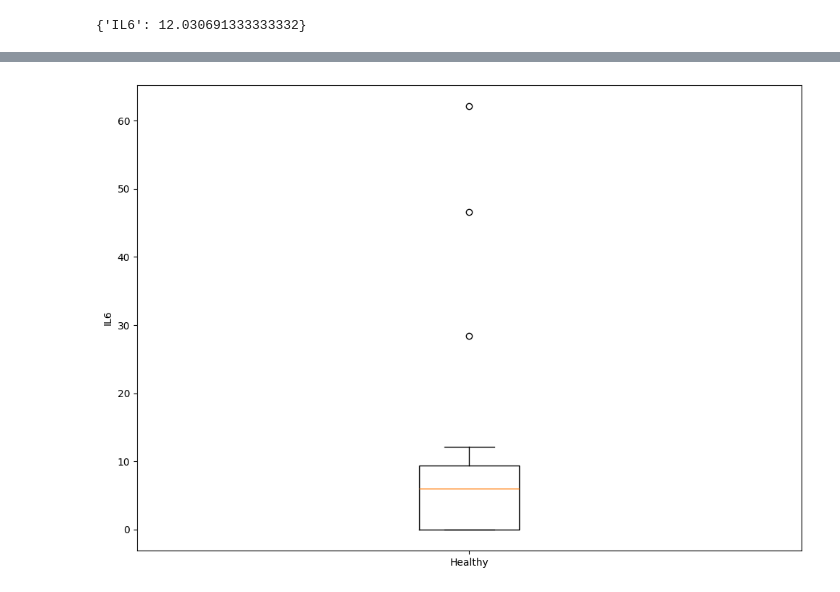
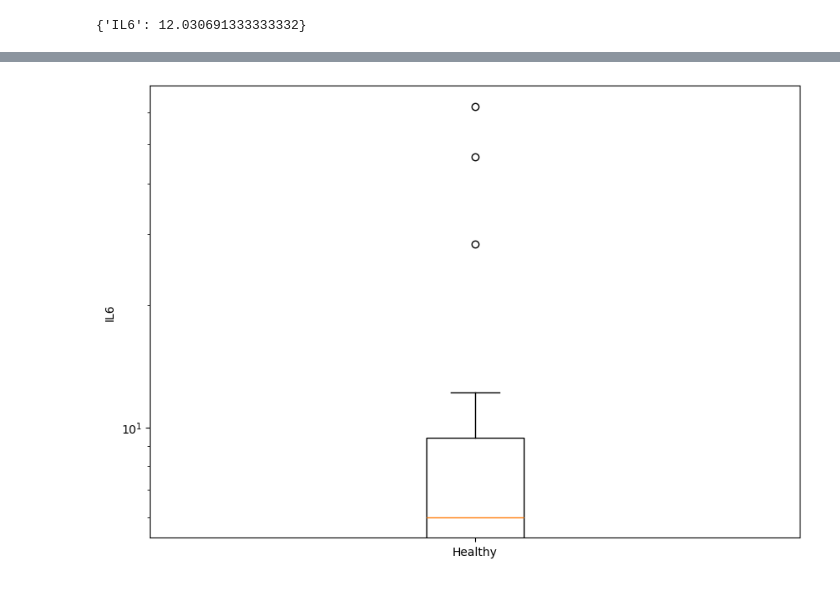
Before and after one commit to Xomics/TWOCdemonstrator, a Jupyter notebook: tools/python_read_omics/IL6.ipynb, the cells around one changed output, grey strips where cells are left out. Saved outputs shown, nothing was run; the diff lists cells and outputs as text; code cells hidden in the pictures.

```diff
--- a/tools/python_read_omics/IL6.ipynb
+++ b/tools/python_read_omics/IL6.ipynb
@@ -208,9 +211,10 @@ plt.show()
 # %%
 fig3 = plt.figure(figsize =(10, 7))
 # Creating plot
 plt.boxplot(df_subset_healthy.T, labels=["Healthy"])
 plt.ylabel("IL6")
+plt.yscale('log')
 # show plot
 plt.show()
 # %% [output]
-[figure, old version]
+[figure, new version]
```
Also changed, not shown: parts of 3 cells of this notebook.
